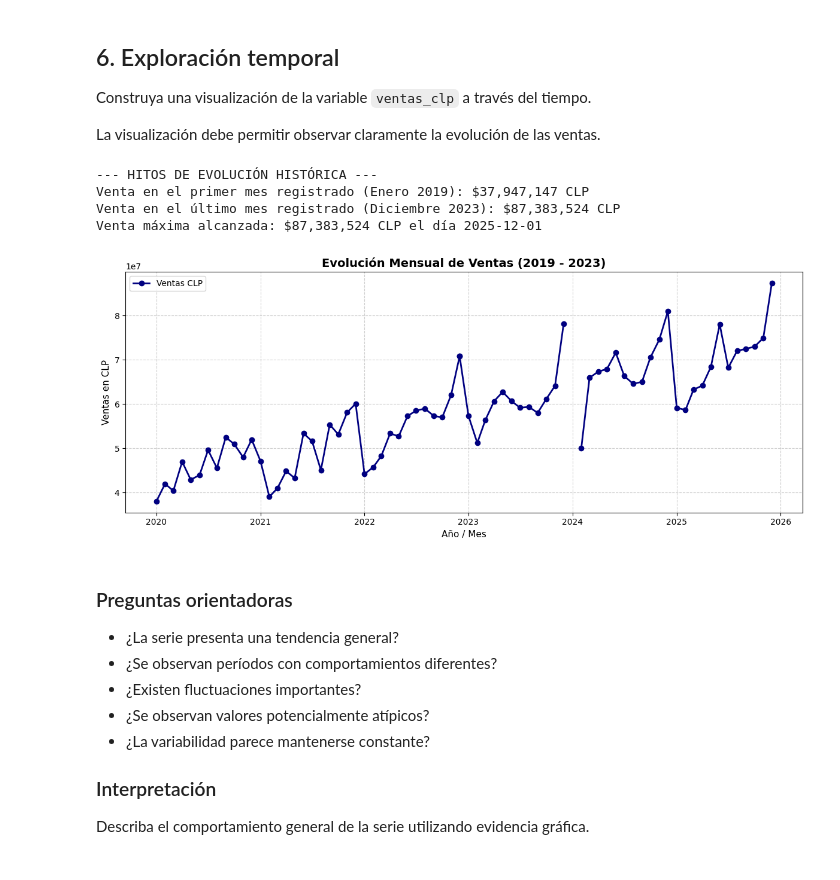
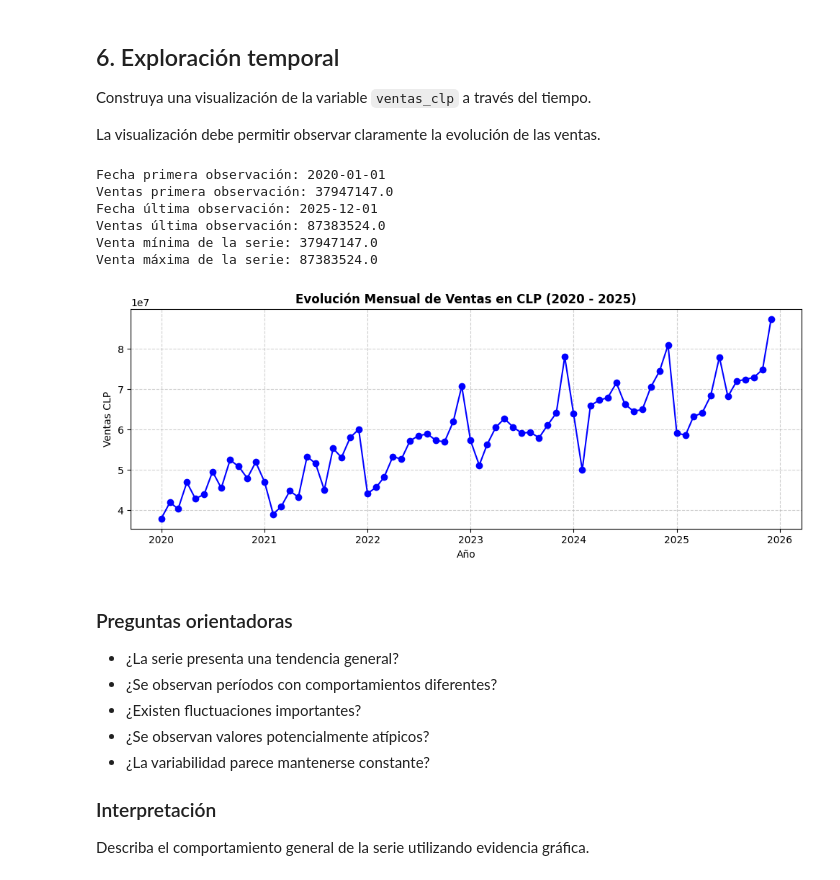
Before and after one commit to fernandouribeu/analisis_datos, a Jupyter notebook: Laboratorio_04_Series_Temporales.ipynb, the cells around one changed output. Saved outputs shown, nothing was run; the diff lists cells and outputs as text; code cells hidden in the pictures.

```diff
--- a/Laboratorio_04_Series_Temporales.ipynb
+++ b/Laboratorio_04_Series_Temporales.ipynb
@@ -332,37 +410,35 @@ Toda modificación debe estar justificada.
 Construya una visualización de la variable `ventas_clp` a través del tiempo.
 
 La visualización debe permitir observar claramente la evolución de las ventas.
-# %%
-# Gráfico de la serie temporal
-
-# Complete el gráfico
-# Impresión de valores clave de trayectoria
-venta_inicial = df["ventas_clp"].iloc[0]
-venta_final = df["ventas_clp"].iloc[-1]
-max_venta_historica = df["ventas_clp"].max()
-fecha_max_venta = df["ventas_clp"].idxmax()
-
-print("--- HITOS DE EVOLUCIÓN HISTÓRICA ---")
-print(f"Venta en el primer mes registrado (Enero 2019): ${venta_inicial:,.0f} CLP")
-print(f"Venta en el último mes registrado (Diciembre 2023): ${venta_final:,.0f} CLP")
-print(f"Venta máxima alcanzada: ${max_venta_historica:,.0f} CLP el día {fecha_max_venta.strftime('%Y-%m-%d')}")
-
-# Visualización gráfica de la serie temporal
-plt.figure(figsize=(12, 5))
-plt.plot(df.index, df["ventas_clp"], marker='o', color='navy', linewidth=2, label='Ventas CLP')
-plt.title("Evolución Mensual de Ventas (2019 - 2023)", fontsize=14, fontweight='bold')
-plt.xlabel("Año / Mes", fontsize=11)
-plt.ylabel("Ventas en CLP", fontsize=11)
-plt.grid(True, linestyle='--', alpha=0.6)
-plt.legend()
-plt.tight_layout()
-plt.show()
-# %% [output]
---- HITOS DE EVOLUCIÓN HISTÓRICA ---
-Venta en el primer mes registrado (Enero 2019): $37,947,147 CLP
-Venta en el último mes registrado (Diciembre 2023): $87,383,524 CLP
-Venta máxima alcanzada: $87,383,524 CLP el día 2025-12-01
-[figure, removed]
+# %%
+# Gráfico de la serie temporal
+
+# Complete el gráfico
+# Reporte de puntos extremos de la serie limpia
+print("Fecha primera observación:", df_clean.index.min().strftime('%Y-%m-%d'))
+print("Ventas primera observación:", df_clean['ventas_clp_imp'].iloc[0])
+print("Fecha última observación:", df_clean.index.max().strftime('%Y-%m-%d'))
+print("Ventas última observación:", df_clean['ventas_clp_imp'].iloc[-1])
+print("Venta mínima de la serie:", df_clean['ventas_clp_imp'].min())
+print("Venta máxima de la serie:", df_clean['ventas_clp_imp'].max())
+
+# Gráfico de la serie temporal
+plt.figure(figsize=(10, 4))
+plt.plot(df_clean.index, df_clean['ventas_clp_imp'], color='blue', marker='o', linewidth=1.5)
+plt.title("Evolución Mensual de Ventas en CLP (2020 - 2025)", fontsize=12, fontweight='bold')
+plt.xlabel("Año")
+plt.ylabel("Ventas CLP")
+plt.grid(True, linestyle='--', alpha=0.6)
+plt.tight_layout()
+plt.show()
+# %% [output]
+Fecha primera observación: 2020-01-01
+Ventas primera observación: 37947147.0
+Fecha última observación: 2025-12-01
+Ventas última observación: 87383524.0
+Venta mínima de la serie: 37947147.0
+Venta máxima de la serie: 87383524.0
+[figure, added]
 # %% [markdown]
 ### Preguntas orientadoras
 
```
Also changed, not shown: parts of 42 cells of this notebook.
